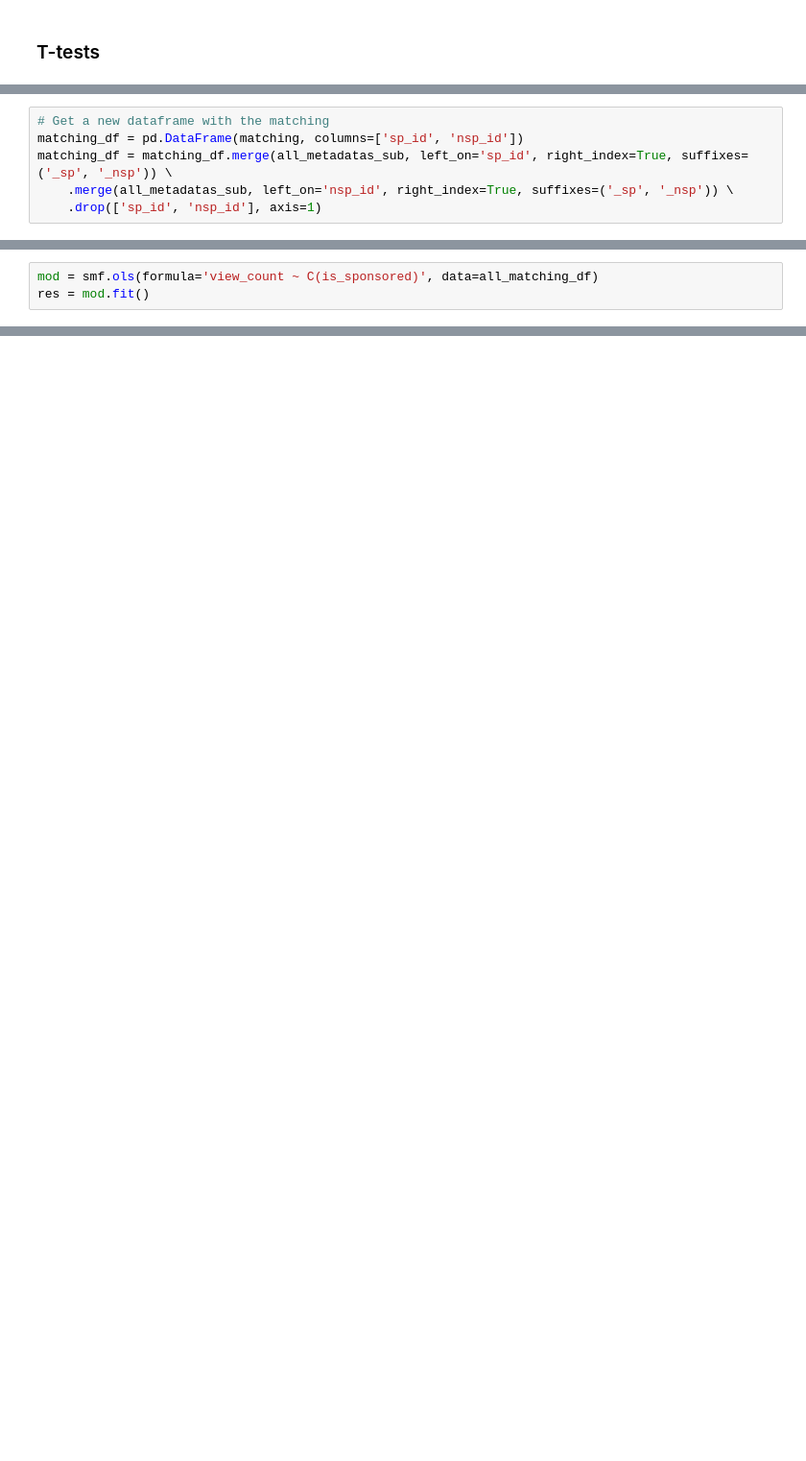
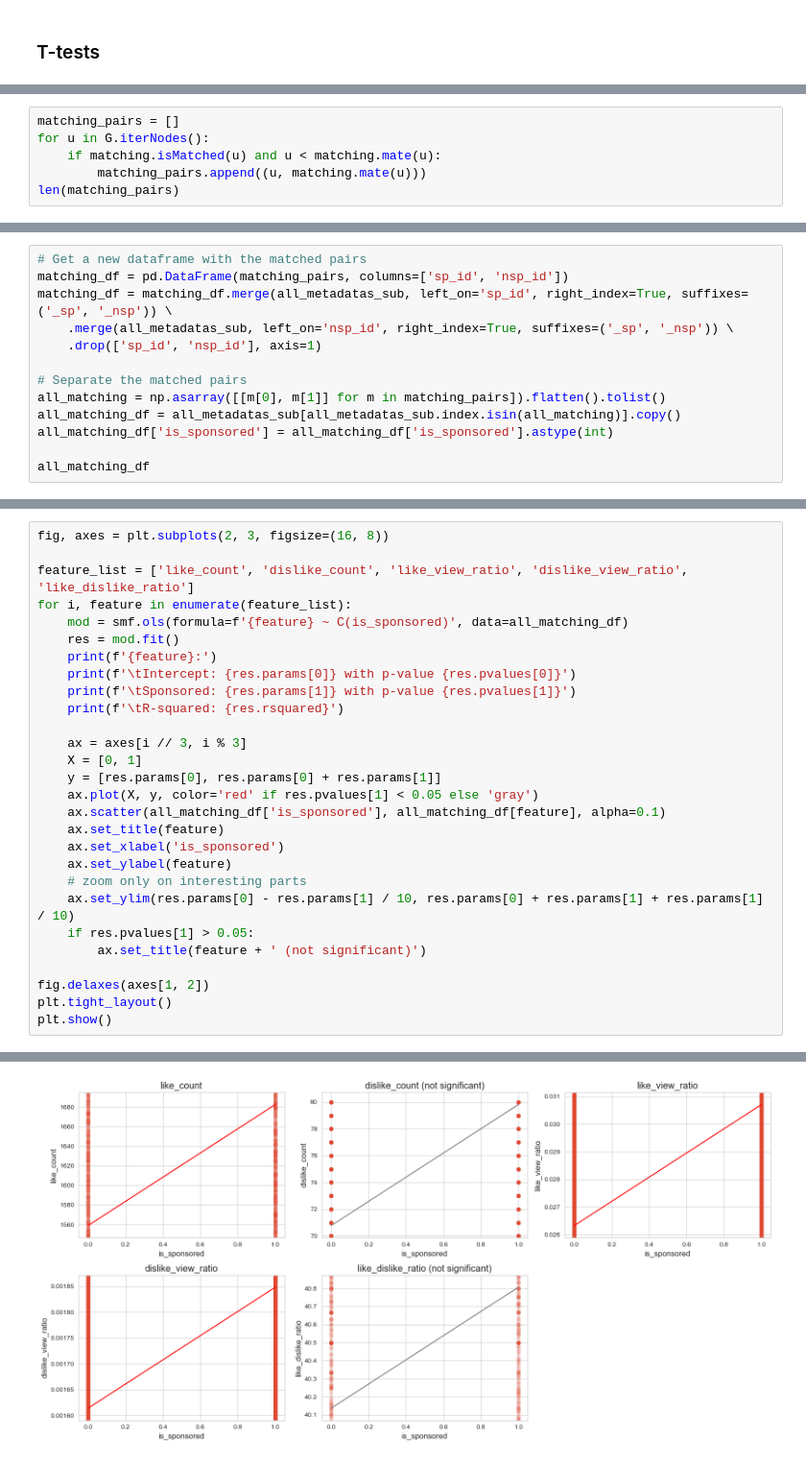
Before and after one commit to epfl-ada/ada-2022-project-fraisetagada, a Jupyter notebook: analysis/sponsored_videos_analysis.ipynb, the cells around one changed output, grey strips where cells are left out. Shown at 96% size. Drawn from its saved outputs; the diff is of its cells as text; blank space fills up the shorter version.

```diff
--- a/analysis/sponsored_videos_analysis.ipynb
+++ b/analysis/sponsored_videos_analysis.ipynb
@@ -342,0 +412,6 @@ The number of pairs of videos is 184.
+# %%
+matching_pairs = []
+for u in G.iterNodes():
+    if matching.isMatched(u) and u < matching.mate(u):
+        matching_pairs.append((u, matching.mate(u)))
+len(matching_pairs)
@@ -343,6 +420,13 @@ The number of pairs of videos is 184.
 # %%
-# Get a new dataframe with the matching
-matching_df = pd.DataFrame(matching, columns=['sp_id', 'nsp_id'])
+# Get a new dataframe with the matched pairs
+matching_df = pd.DataFrame(matching_pairs, columns=['sp_id', 'nsp_id'])
 matching_df = matching_df.merge(all_metadatas_sub, left_on='sp_id', right_index=True, suffixes=('_sp', '_nsp')) \
     .merge(all_metadatas_sub, left_on='nsp_id', right_index=True, suffixes=('_sp', '_nsp')) \
     .drop(['sp_id', 'nsp_id'], axis=1)
+
+# Separate the matched pairs
+all_matching = np.asarray([[m[0], m[1]] for m in matching_pairs]).flatten().tolist()
+all_matching_df = all_metadatas_sub[all_metadatas_sub.index.isin(all_matching)].copy()
+all_matching_df['is_sponsored'] = all_matching_df['is_sponsored'].astype(int)
+
+all_matching_df
@@ -415,3 +446,0 @@ all_matching_df
-# %%
-mod = smf.ols(formula='view_count ~ C(is_sponsored)', data=all_matching_df)
-res = mod.fit()
@@ -437,0 +447,29 @@ Notes:
+# %%
+fig, axes = plt.subplots(2, 3, figsize=(16, 8))
+
+feature_list = ['like_count', 'dislike_count', 'like_view_ratio', 'dislike_view_ratio', 'like_dislike_ratio']
+for i, feature in enumerate(feature_list):
+    mod = smf.ols(formula=f'{feature} ~ C(is_sponsored)', data=all_matching_df)
+    res = mod.fit()
+    print(f'{feature}:')
+    print(f'\tIntercept: {res.params[0]} with p-value {res.pvalues[0]}')
+    print(f'\tSponsored: {res.params[1]} with p-value {res.pvalues[1]}')
+    print(f'\tR-squared: {res.rsquared}')
+
+    ax = axes[i // 3, i % 3]
+    X = [0, 1]
+    y = [res.params[0], res.params[0] + res.params[1]]
+    ax.plot(X, y, color='red' if res.pvalues[1] < 0.05 else 'gray')
+    ax.scatter(all_matching_df['is_sponsored'], all_matching_df[feature], alpha=0.1)
+    ax.set_title(feature)
+    ax.set_xlabel('is_sponsored')
+    ax.set_ylabel(feature)
+    # zoom only on interesting parts
+    ax.set_ylim(res.params[0] - res.params[1] / 10, res.params[0] + res.params[1] + res.params[1] / 10)
+    if res.pvalues[1] > 0.05:
+        ax.set_title(feature + ' (not significant)')
+
+fig.delaxes(axes[1, 2])
+plt.tight_layout()
+plt.show()
+# %% [output]
@@ -437,0 +496 @@ Notes:
+[figure, added]
```
Also changed, not shown: parts of 34 cells of this notebook.
